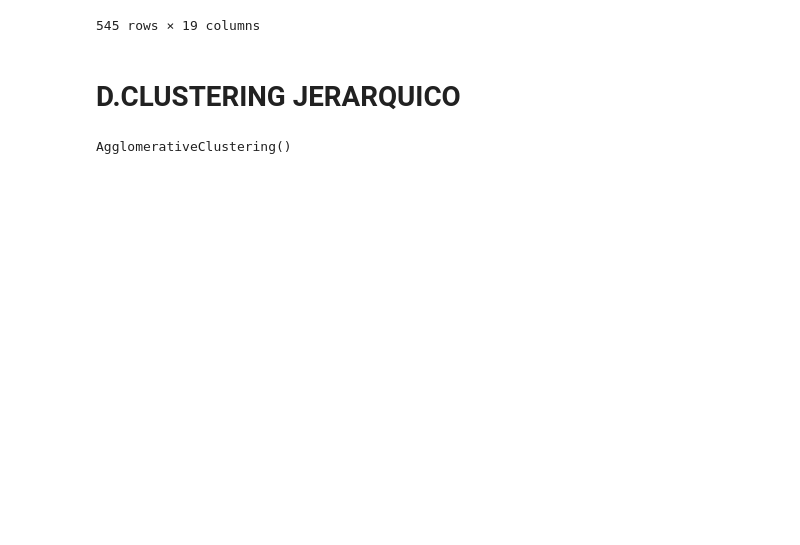
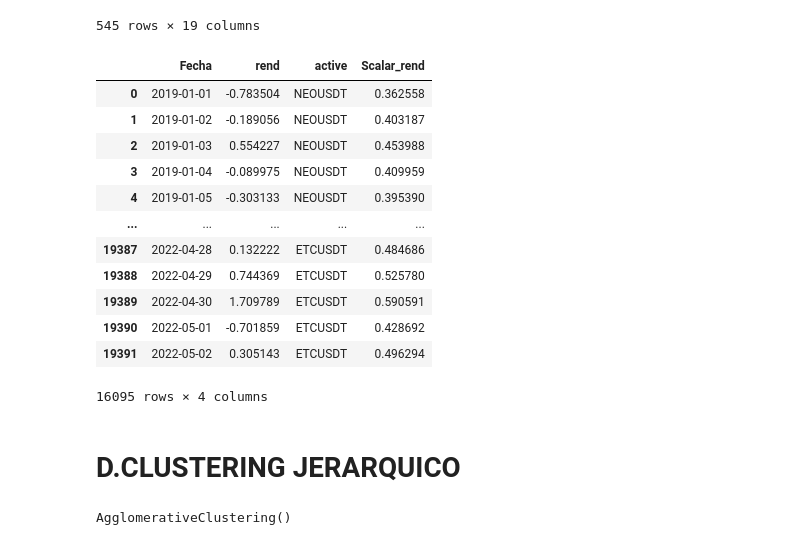
Before and after one commit to diegoflorescba/MentoriaCripto2022-Grupo2, a Jupyter notebook: 4tp_aprendizajeNoSupervisado/old/aprendizajeNoSupervisado_Alejandro_fpl.ipynb, the cells around one changed output. Cells and saved outputs as stored; diff of their text form; code cells hidden in the pictures; blank space fills up the shorter version.

```diff
--- a/4tp_aprendizajeNoSupervisado/old/aprendizajeNoSupervisado_Alejandro_fpl.ipynb
+++ b/4tp_aprendizajeNoSupervisado/old/aprendizajeNoSupervisado_Alejandro_fpl.ipynb
@@ -291,6 +293,26 @@ df_filter_daily_scalar_pivot
 | 543 | 0.465921 | 0.339167 | 0.537970 | 0.339383 | 0.400948 | 0.365172 | 0.477878 | 0.471730 | 0.872613 | 0.887348 | 0.474819 | ... |
 | 544 | 0.512234 | 0.405288 | 0.618160 | 0.382427 | 0.430254 | 0.379329 | 0.536243 | 0.530912 | 0.890032 | 0.918633 | 0.513905 | ... |
 545 rows × 19 columns
+# %%
+criptos = list(['AAVEUSDT', 'AXSUSDT', 'BCHUSDT', 'COMPUSDT', 'DOTUSDT'])
+df_filter_daily_scalar_top = df_filter_daily_scalar[~df_filter_daily_scalar.active.isin(criptos)]
+# %%
+df_pivot = df_filter_daily_scalar_top
+df_pivot
+# %% [output]
+|  | Fecha | rend | active | Scalar_rend |
+| 0 | 2019-01-01 | -0.783504 | NEOUSDT | 0.362558 |
+| 1 | 2019-01-02 | -0.189056 | NEOUSDT | 0.403187 |
+| 2 | 2019-01-03 | 0.554227 | NEOUSDT | 0.453988 |
+| 3 | 2019-01-04 | -0.089975 | NEOUSDT | 0.409959 |
+| 4 | 2019-01-05 | -0.303133 | NEOUSDT | 0.395390 |
+| ... | ... | ... | ... | ... |
+| 19387 | 2022-04-28 | 0.132222 | ETCUSDT | 0.484686 |
+| 19388 | 2022-04-29 | 0.744369 | ETCUSDT | 0.525780 |
+| 19389 | 2022-04-30 | 1.709789 | ETCUSDT | 0.590591 |
+| 19390 | 2022-05-01 | -0.701859 | ETCUSDT | 0.428692 |
+| 19391 | 2022-05-02 | 0.305143 | ETCUSDT | 0.496294 |
+16095 rows × 4 columns
 # %% [markdown]
 # D.CLUSTERING JERARQUICO
 # %%
```
Also changed, not shown: parts of 8 cells of this notebook, 1 other file.
